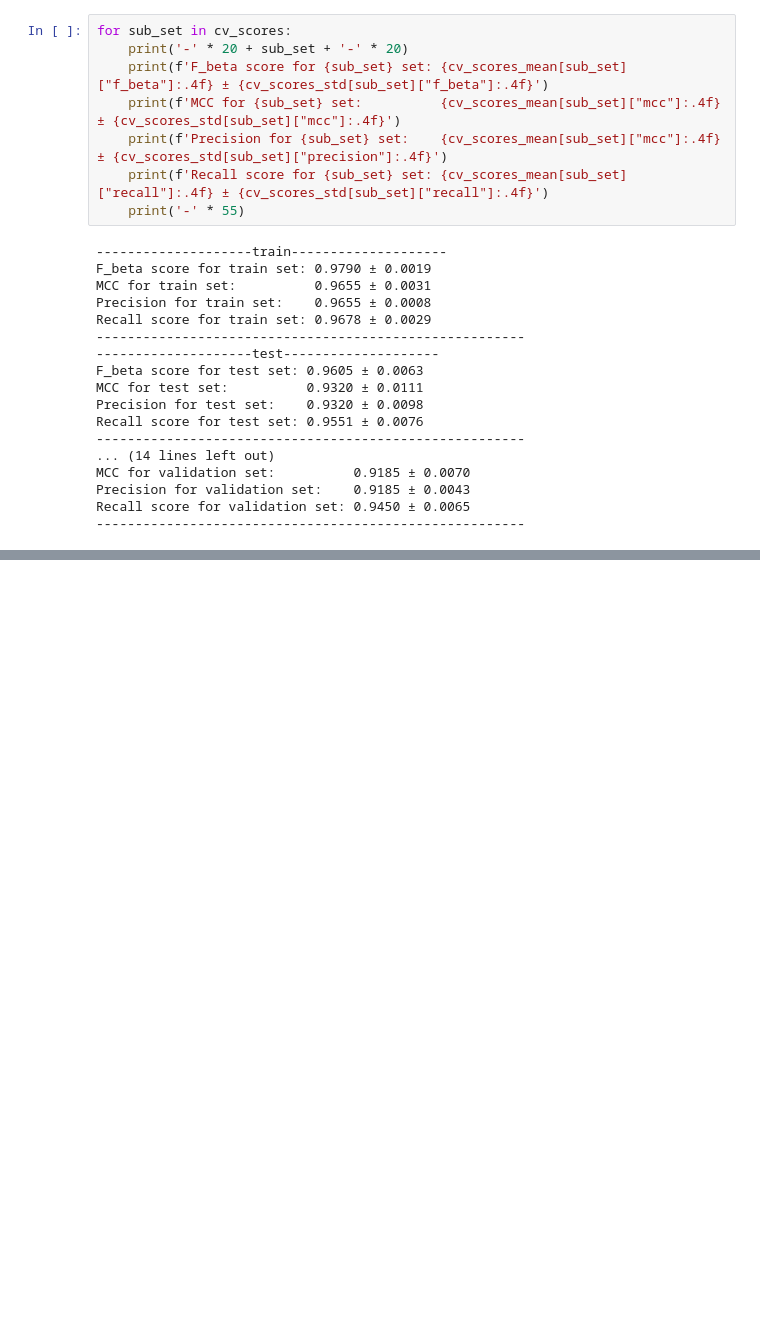
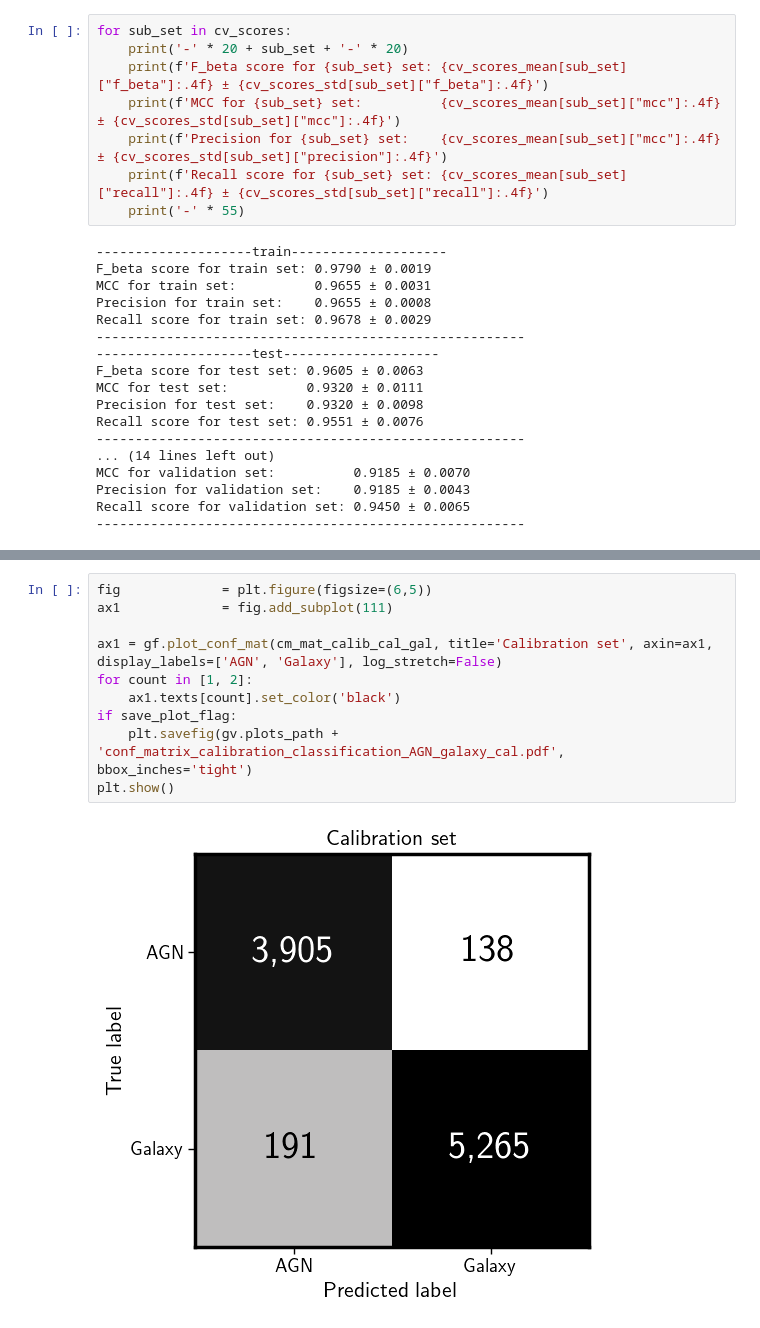
Before and after one commit to racarvajal/Pipeline_ML_6arcsec, a Jupyter notebook: ML_02.ipynb, the cells around one changed output, grey strips where cells are left out. Cells and saved outputs as stored; diff of their text form; blank space fills up the shorter version.

```diff
--- a/ML_02.ipynb
+++ b/ML_02.ipynb
@@ -1941,0 +1971,12 @@ pyc.get_metrics()
+# %%
+fig             = plt.figure(figsize=(6,5))
+ax1             = fig.add_subplot(111)
+
+ax1 = gf.plot_conf_mat(cm_mat_calib_cal_gal, title='Calibration set', axin=ax1, display_labels=['AGN', 'Galaxy'], log_stretch=False)
+for count in [1, 2]:
+    ax1.texts[count].set_color('black')
+if save_plot_flag:
+    plt.savefig(gv.plots_path + 'conf_matrix_calibration_classification_AGN_galaxy_cal.pdf', bbox_inches='tight')
+plt.show()
+# %% [output]
+[figure, added]
```
Also changed, not shown: parts of 41 cells of this notebook, 2 other files.
